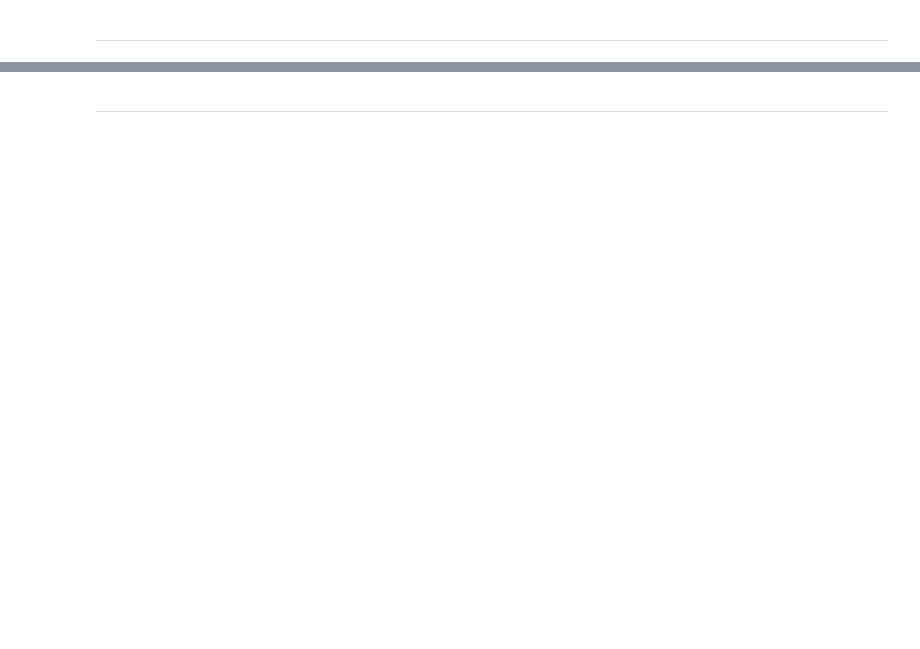
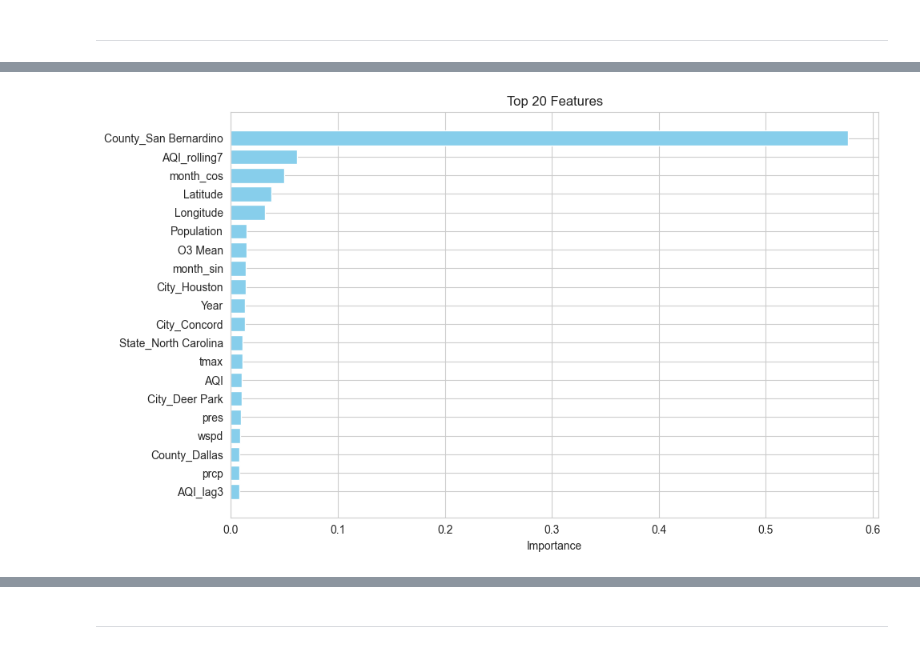
Before and after one commit to Sonya-J00/US_Air_Pollution_Team_2, a Jupyter notebook: jupyter_notebooks/ML.ipynb, the cells around one changed output, grey strips where cells are left out. Cells and saved outputs as stored; diff of their text form; code cells hidden in the pictures; blank space fills up the shorter version.

Commit message:
ML model and evaluation complete

```diff
--- a/jupyter_notebooks/ML.ipynb
+++ b/jupyter_notebooks/ML.ipynb
@@ -340,0 +391,3 @@ print(
+# %%
+# Use 3 folds; adjust based on your train set length
+tscv = TimeSeriesSplit(n_splits=3)
@@ -340,0 +430,12 @@ print(
+# %%
+# Best model from GridSearchCV
+best_model = grid.best_estimator_
+
+# Best hyperparameters
+best_params = grid.best_params_
+
+# Best CV score (negative MAE, if scoring='neg_mean_absolute_error')
+best_cv_mae = -grid.best_score_
+
+print("Best CV MAE:", best_cv_mae)
+print("Best parameters:", best_params)
@@ -342,0 +555,3 @@ print(
+# %%
+feat_df = extract_feature_importances(best_model, X_test, y_test)
+print(feat_df.head(20))
@@ -342,0 +576,22 @@ print(
+# %%
+def plot_top_features(feat_df, top_n=20, figsize=(10,6)):
+    """
+    Plot the top N features by importance.
+
+    Args:
+        feat_df: DataFrame with 'feature' and 'importance'
+        top_n: number of top features to plot
+        figsize: tuple for figure size
+    """
+    top_df = feat_df.head(top_n).sort_values('importance')
+
+    plt.figure(figsize=figsize)
+    plt.barh(top_df['feature'], top_df['importance'], color='skyblue')
+    plt.xlabel("Importance")
+    plt.title(f"Top {top_n} Features")
+    plt.tight_layout()
+    plt.show()
+# %%
+plot_top_features(feat_df, top_n=20)
+# %% [output]
+[figure, added]
```
Also changed, not shown: parts of 23 cells of this notebook.
